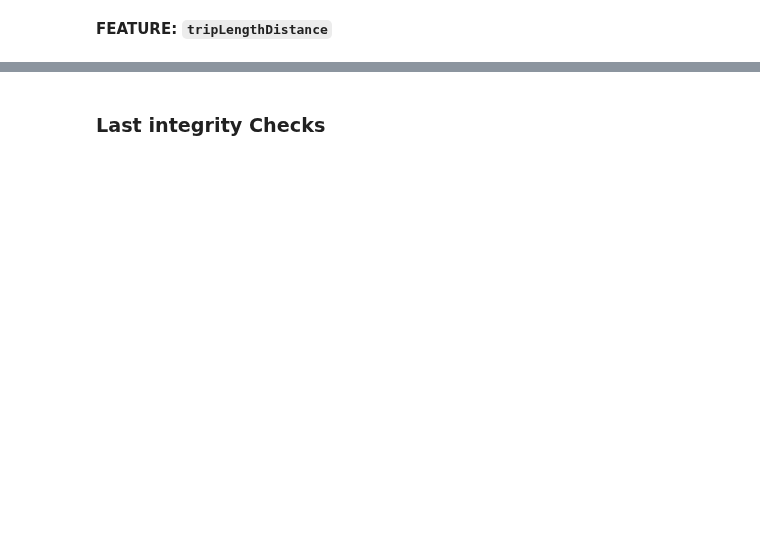
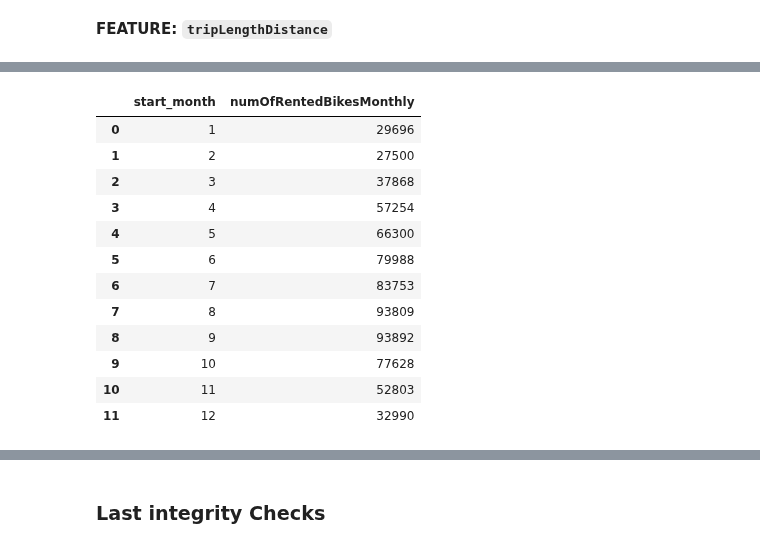
Before and after one commit to Hannah2800/AA_2022_PythonPandas, a Jupyter notebook: Task 1 - Data Collection and Preparation.ipynb, the cells around one changed output, grey strips where cells are left out. Cells and saved outputs as stored; diff of their text form; code cells hidden in the pictures; blank space fills up the shorter version.

```diff
--- a/Task 1 - Data Collection and Preparation.ipynb
+++ b/Task 1 - Data Collection and Preparation.ipynb
@@ -878,0 +998,4 @@ dfPhiladelphia.head()
+# %%
+# Merge dfNumOfRentedBikes into dfPhiladelphia
+dfPhiladelphia = pd.merge(dfPhiladelphia, dfNumOfRentedBikes, on=["start_week"], how="left")
+dfPhiladelphia
@@ -878,0 +1035,18 @@ dfPhiladelphia.head()
+# %%
+# Calculate numOfRentedBikesMonthly for each start_month
+dfNumOfRentedBikes = dfNumOfRentedBikes.groupby(["start_month"])['numOfRentedBikesMonthly'].count().reset_index()
+dfNumOfRentedBikes
+# %% [output]
+|  | start_month | numOfRentedBikesMonthly |
+| 0 | 1 | 29696 |
+| 1 | 2 | 27500 |
+| 2 | 3 | 37868 |
+| 3 | 4 | 57254 |
+| 4 | 5 | 66300 |
+| 5 | 6 | 79988 |
+| 6 | 7 | 83753 |
+| 7 | 8 | 93809 |
+| 8 | 9 | 93892 |
+| 9 | 10 | 77628 |
+| 10 | 11 | 52803 |
+| 11 | 12 | 32990 |
```
Also changed, not shown: parts of 31 cells of this notebook, 1 other file.
